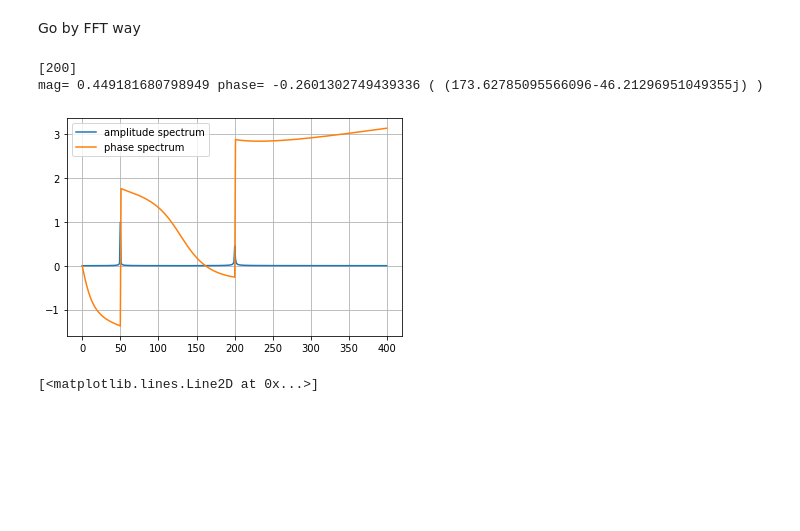
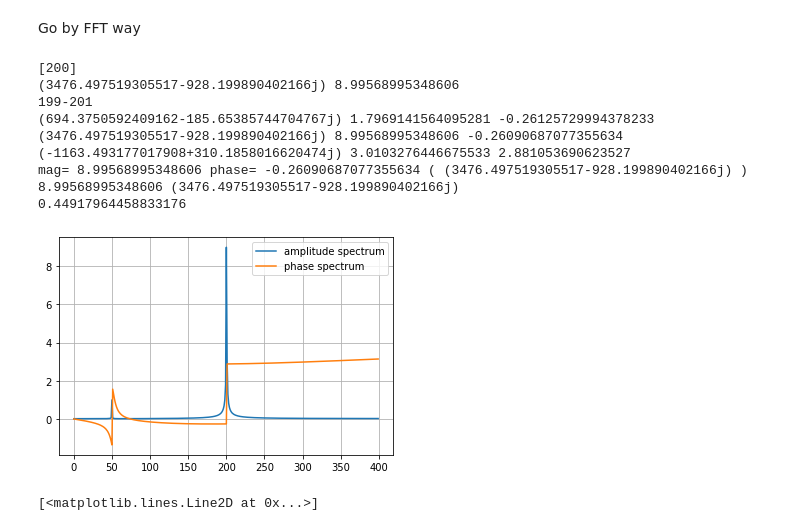
Before and after one commit to forest416/3, a Jupyter notebook: Untitled0.ipynb, the cells around one changed output. Drawn from its saved outputs; the diff is of its cells as text; code cells hidden in the pictures; blank space fills up the shorter version.

```diff
--- a/Untitled0.ipynb
+++ b/Untitled0.ipynb
@@ -58,37 +58,51 @@ N=800
 # sample spacing
 
 T=1/cycles  # f=cycles
 #
 T=1.0/800.0 #f=800
 
 x=np.linspace(0.0, N*T, N)
 t0=np.pi/6
 #t0=0
-y1=np.sin(50* 2*np.pi *x)
-y2=.5*np.sin(200*2*np.pi*x +t0)
+y1= np.sin(50* 2*np.pi *x)
+y2=10*np.sin(200*2*np.pi*x +t0)
 y=y1+y2
 #plt.plot( y1)
 
 #yf=np.fft.fft(sig[0,:])
 yf=np.fft.fft(y)
 
 freq = np.fft.fftfreq(x.size, d=T)
 index, = np.where(np.isclose(freq, 200, atol=1/(T*N)/2))
 print(index)
 mag=np.abs(yf[index[0]])
+print(yf[index[0]], np.abs(yf[index[0]])*2/N)
+print("199-201")
+print(yf[199], np.abs(yf[199])*2/N, np.angle(yf[199]))
+print(yf[200], np.abs(yf[200])*2/N, np.angle(yf[200]))
+print(yf[201], np.abs(yf[201])*2/N, np.angle(yf[201]))
 phase=np.angle(yf[index[0]], deg=False)
 print("mag=", mag*2/N, "phase=", phase, "(",yf[index[0]],")")
 
+print(np.abs(yf[200])*2/N, yf[200])
+print(np.abs(173.627-46.213j)*2/N)
 #plot
 plt.plot(freq[0:N//2], 2/N*np.abs(yf[0:N//2]), label='amplitude spectrum')
 plt.plot(freq[0:N//2], np.angle(yf[0:N//2]), label='phase spectrum')
 plt.legend()
 plt.grid()
 plt.show()
 # %% [output]
 [200]
-mag= 0.449181680798949 phase= -0.2601302749439336 ( (173.62785095566096-46.21296951049355j) )
+(3476.497519305517-928.199890402166j) 8.99568995348606
+199-201
+(694.3750592409162-185.65385744704767j) 1.7969141564095281 -0.26125729994378233
+(3476.497519305517-928.199890402166j) 8.99568995348606 -0.26090687077355634
+(-1163.493177017908+310.1858016620474j) 3.0103276446675533 2.881053690623527
+mag= 8.99568995348606 phase= -0.26090687077355634 ( (3476.497519305517-928.199890402166j) )
+8.99568995348606 (3476.497519305517-928.199890402166j)
+0.44917964458833176
-[figure, old version]
+[figure, new version]
 # %%
 N=1000
 T=1.0/800.0
```
Also changed, not shown: parts of 4 cells of this notebook.
